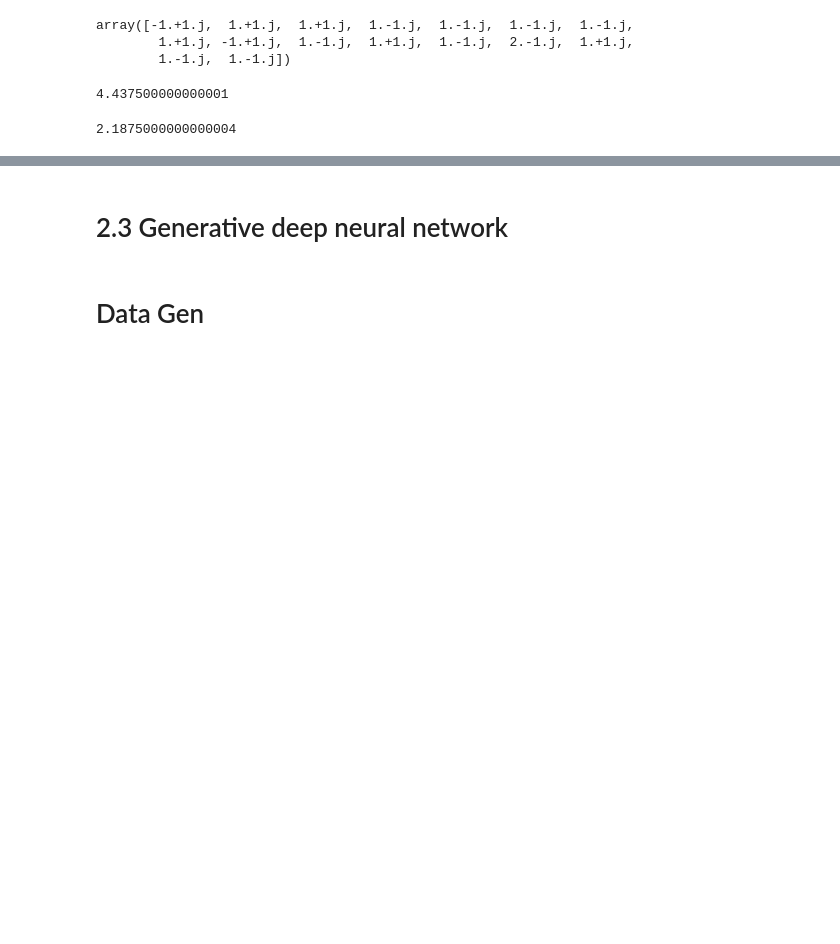
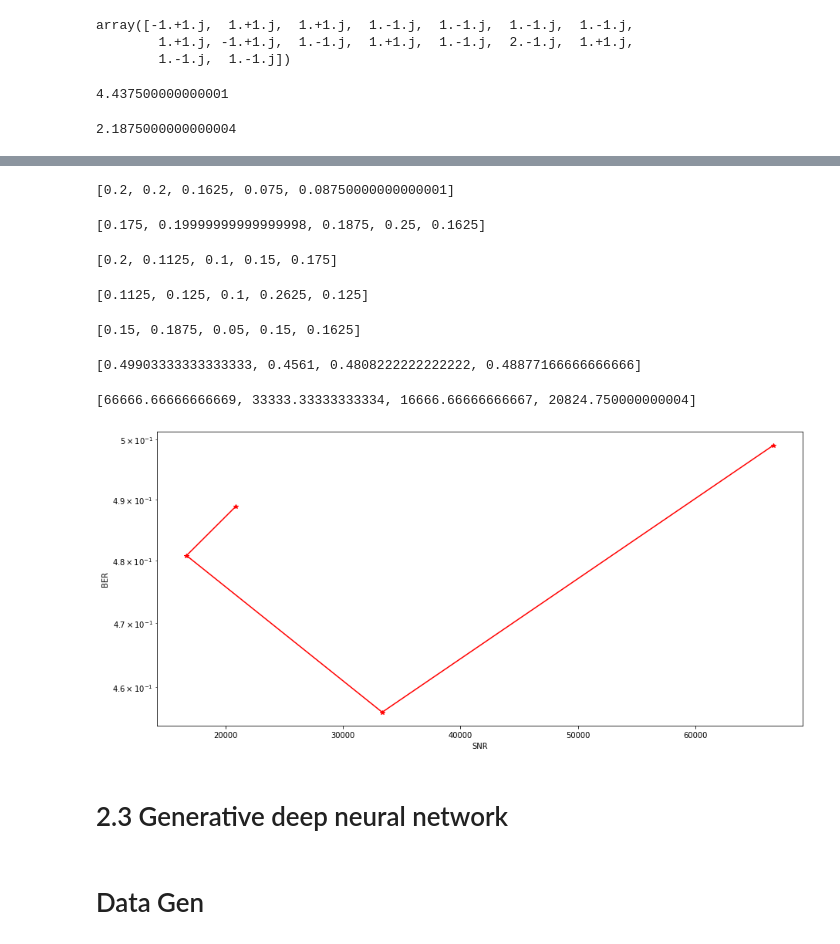
Before and after one commit to BounharAbdelaziz/Deep-Learning-for-solving-NLS-in-Telecommunication, a Jupyter notebook: notebooks/Base system model testing.ipynb, the cells around one changed output, grey strips where cells are left out. Cells and saved outputs as stored; diff of their text form; code cells hidden in the pictures; blank space fills up the shorter version.

```diff
--- a/notebooks/Base system model testing.ipynb
+++ b/notebooks/Base system model testing.ipynb
@@ -753,3 +910,41 @@ compute_signal_power(stilde, M)
+# %%
+br_2
+# %% [output]
+[0.2, 0.2, 0.1625, 0.075, 0.08750000000000001]
+# %%
+br_4
+# %% [output]
+[0.175, 0.19999999999999998, 0.1875, 0.25, 0.1625]
+# %%
+br_8
+# %% [output]
+[0.2, 0.1125, 0.1, 0.15, 0.175]
+# %%
+br_16
+# %% [output]
+[0.1125, 0.125, 0.1, 0.2625, 0.125]
+# %%
+br
+# %% [output]
+[0.15, 0.1875, 0.05, 0.15, 0.1625]
+# %%
+# old implementation
+ber_M_noisy, snr_M_noisy = ber_vs_snr_(15, [2,4,8,16],sigma2=0.15)
+# %%
+ber_M_noisy
+# %% [output]
+[0.49903333333333333, 0.4561, 0.4808222222222222, 0.48877166666666666]
+# %%
+snr_M_noisy
+# %% [output]
+[66666.66666666669, 33333.33333333334, 16666.66666666667, 20824.750000000004]
+# %%
+plt.semilogy(snr_M_noisy, ber_M_noisy, 'r*-')
+plt.xlabel("SNR")
+plt.ylabel("BER")
+plt.show()
+# %% [output]
+[figure, added]
 # %% [markdown]
 # 2.3 Generative deep neural network
 # %%
```
Also changed, not shown: parts of 62 cells of this notebook, 3 other files.
